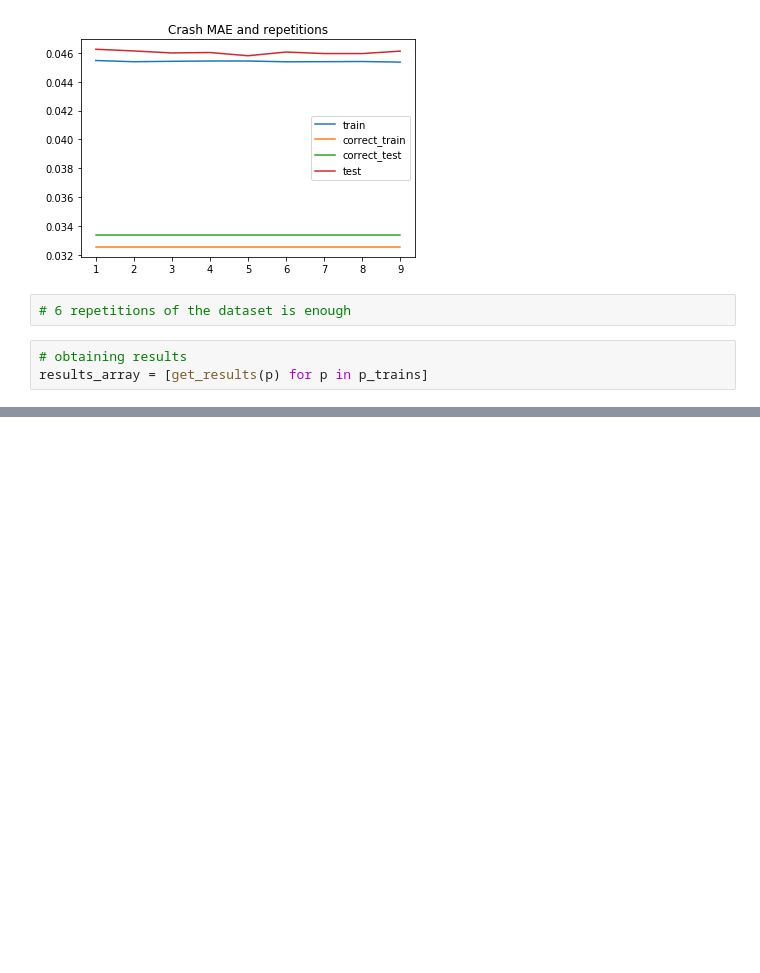
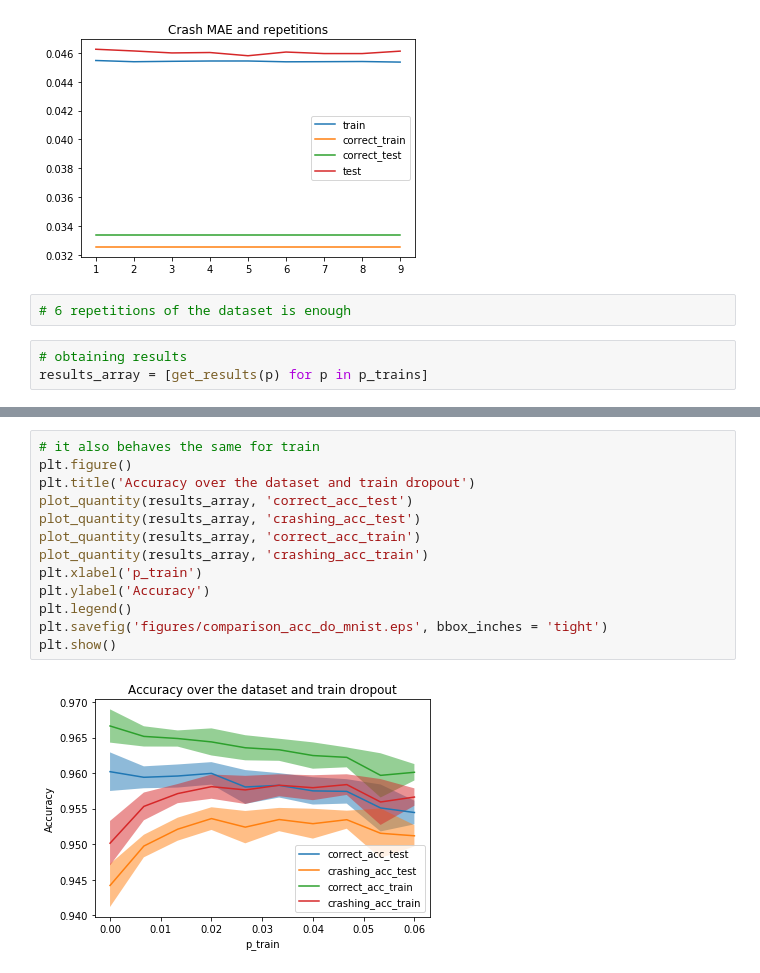
Before and after one commit to LPD-EPFL/nn-fault-tolerance, a Jupyter notebook: ComparisonIncreasingDropoutMNIST.ipynb, the cells around one changed output, grey strips where cells are left out. Saved outputs shown, nothing was run; the diff lists cells and outputs as text; blank space fills up the shorter version.

```diff
--- a/ComparisonIncreasingDropoutMNIST.ipynb
+++ b/ComparisonIncreasingDropoutMNIST.ipynb
@@ -157,0 +168,15 @@ plt.legend()
+# %%
+# it also behaves the same for train
+plt.figure()
+plt.title('Accuracy over the dataset and train dropout')
+plot_quantity(results_array, 'correct_acc_test')
+plot_quantity(results_array, 'crashing_acc_test')
+plot_quantity(results_array, 'correct_acc_train')
+plot_quantity(results_array, 'crashing_acc_train')
+plt.xlabel('p_train')
+plt.ylabel('Accuracy')
+plt.legend()
+plt.savefig('figures/comparison_acc_do_mnist.eps', bbox_inches = 'tight')
+plt.show()
+# %% [output]
+[figure, added]
```
Also changed, not shown: parts of 13 cells of this notebook, 4 other files.
